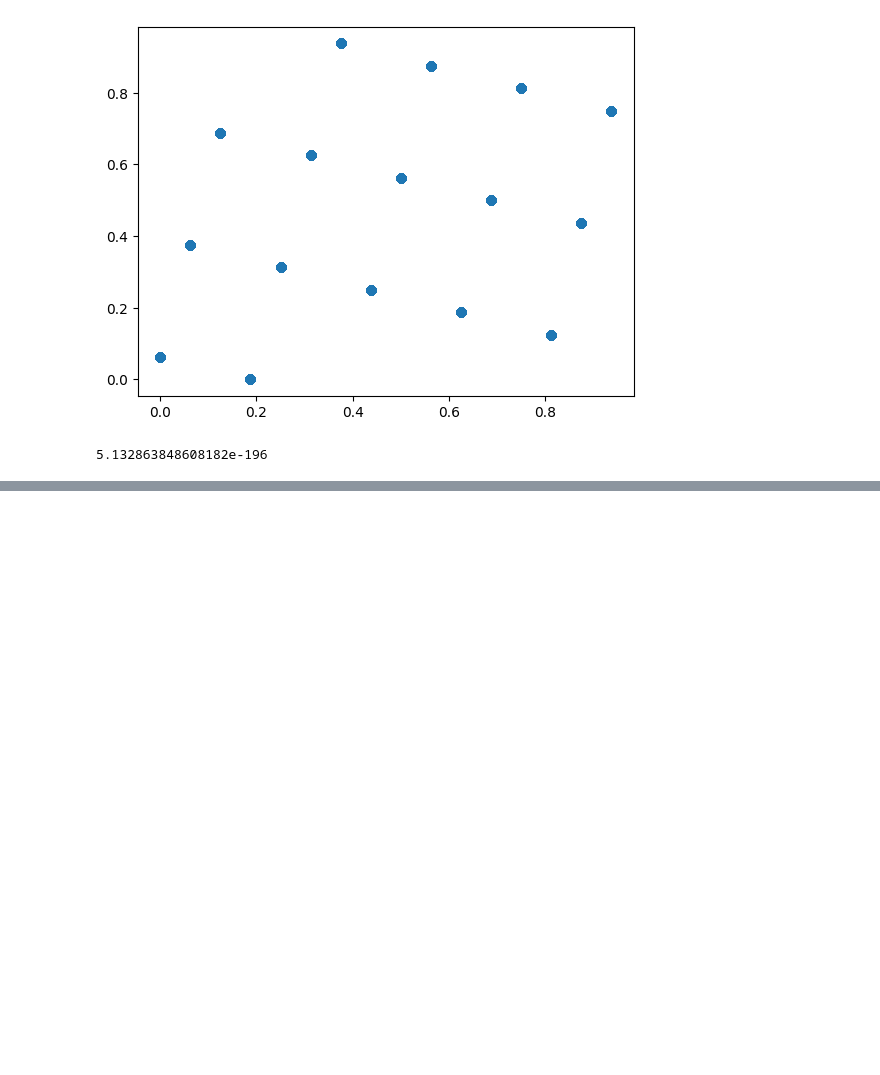
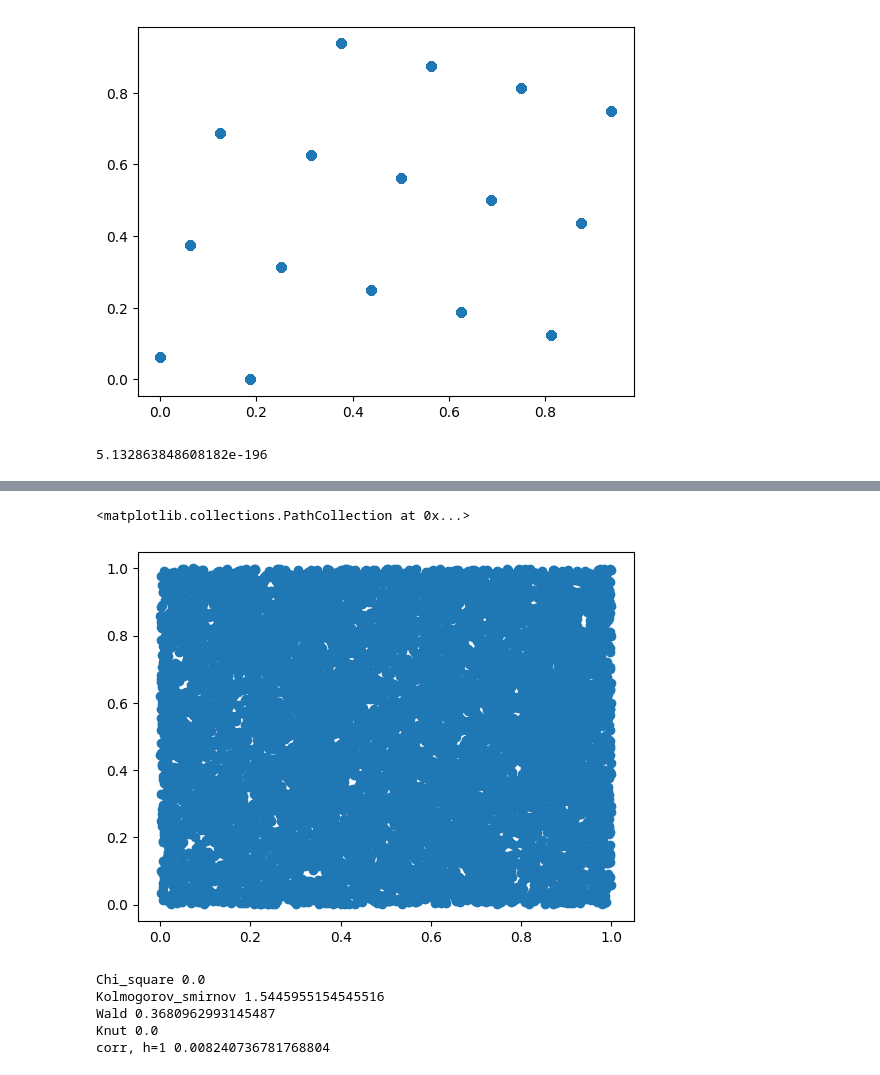
Before and after one commit to AgnesOlsen/02443_Stocastic_Simulation, a Jupyter notebook: Notebooks/Signe.ipynb, the cells around one changed output, grey strips where cells are left out. Cells and saved outputs as stored; diff of their text form; code cells hidden in the pictures; blank space fills up the shorter version.

```diff
--- a/Notebooks/Signe.ipynb
+++ b/Notebooks/Signe.ipynb
@@ -69,0 +170,22 @@ Kolmogorov_smirnov(num, 100)
+# %%
+plt.scatter(num[:-1],num[1:])
+# %% [output]
+<matplotlib.collections.PathCollection at 0x...>
+[figure, added]
+# %%
+# Test
+# chi squared
+bins = 10
+observed, _ = np.histogram(num, bins=bins)
+expected = np.ones(bins) * (observed / bins)
+print( "Chi_square", chi_square_test(observed,expected, 0))
+print("Kolmogorov_smirnov", (np.sqrt(10000)+0.12+0.11/(np.sqrt(10000)))*Kolmogorov_smirnov(num, 100))
+print("Wald", Wald_wolf(num))
+print("Knut", Knuth_up_down(num))
+print("corr, h=1", correlation_coef(num,1))
+# %% [output]
+Chi_square 0.0
+Kolmogorov_smirnov 1.5445955154545516
+Wald 0.3680962993145487
+Knut 0.0
+corr, h=1 0.008240736781768804
```
Also changed, not shown: parts of 10 cells of this notebook.
